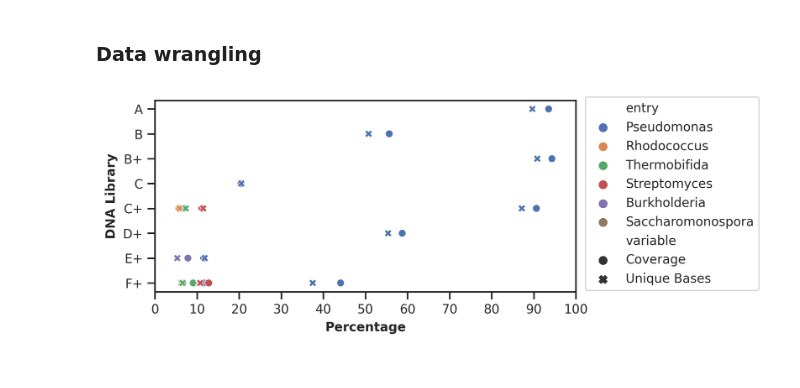
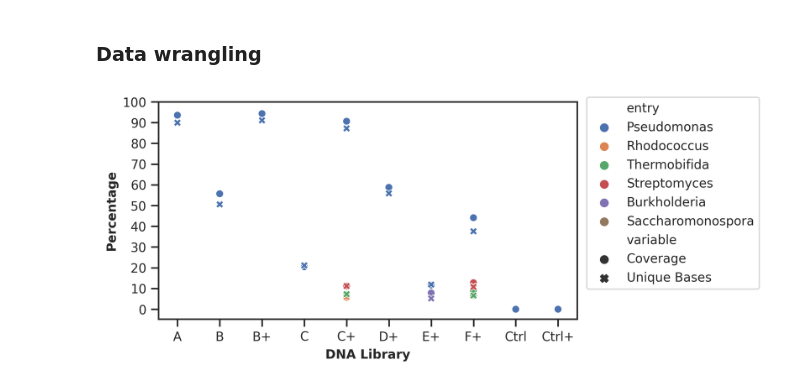
Before and after one commit to scastanedabarba/hic_targetcapture, a Jupyter notebook: data_visualization.ipynb, the cells around one changed output. Drawn from its saved outputs; the diff is of its cells as text; code cells hidden in the pictures.

```diff
--- a/data_visualization.ipynb
+++ b/data_visualization.ipynb
@@ -501,0 +540,22 @@ Text(0.5, 1.0, 'Hi-C Read: Pputida-pB10')
+# %%
+os.chdir('/mnt/ceph/cast9836/00_projects/hic_targetcapture/06_output/enrichment_comparison/')
+
+####FigureS3
+figs3b = plt.figure(figsize=(7, 2.1), dpi=300)
+gs = figs3b.add_gridspec(100, 100)
+
+rc = {'font.size': 10.0, 'axes.labelsize': 10.0, 'axes.titlesize': 10.0, 'xtick.labelsize': 10.0,
+      'ytick.labelsize': 10.0, 'legend.fontsize': 10.0, 'legend.title_fontsize': 10.0, "font.family": "Helvetica"}
+sns.set(style='ticks', rc=rc)
+
+
+ax1 = figs3b.add_subplot(gs[:,0:30])
+ax2 = figs3b.add_subplot(gs[:,35:65])
+ax3 = figs3b.add_subplot(gs[:,70:])
+
+
+#make coverage plots
+plot_coverage('Ctrl+_plasmid_coverage.csv', ax1, ax2, ax3, 'on')
+ax1.set_ylabel('Ctrl+ Coverage', fontsize=10, fontweight='bold')
+
+plt.savefig('/mnt/ceph/cast9836/00_projects/hic_targetcapture/06_output/figures/figs3b.pdf', bbox_inches='tight', dpi=300)
@@ -621,7 +735,7 @@ def metrics_breakdown(newhosts, ctrl):
 
 def analyze_hosts(libraries, ctrl):
     combined_df = pd.DataFrame(columns=['Library', 'class', 'entry', 'Coverage','Unique Bases', 'score', 'reads'])
-    indexes = {'C+':'B+', 'D+':'C+', 'E+':'D+', 'F+':'E+', 'G+':'F+', 'ctrl1+':'Ctrl', 'B': 'A', 'C':'B', 'D':'C', 'E':'D', 'F':'E'}
+    indexes = {'C+':'B+', 'D+':'C+', 'E+':'D+', 'F+':'E+', 'G+':'F+', 'ctrl1+':'Ctrl+', 'B': 'A', 'C':'B', 'D':'C', 'E':'D', 'F':'E', 'ctrl1':'Ctrl'}
     for library in libraries:
         reads = library + '_pb10_unaligned.csv'
         kraken = library + '_out.kraken2'
@@ -638,26 +752,30 @@ def analyze_hosts(libraries, ctrl):
         combined_df = combined_df.append(results)
     return(combined_df)
 # %%
+pb10_len = 68345
+os.chdir('/mnt/ceph/cast9836/00_projects/hic_targetcapture/06_output/denovo/')
 ctrl = pd.read_csv('ctrl1+_plasmid_coverage.csv')
-ctrl['sum'] = ctrl[['pb10_pb10', 'pb10_ecoli', 'pb10_pputida']].sum(axis=1)
+ctrl['sum'] = ctrl[['pb10_pb10', 'pb10_ecoli']].sum(axis=1)
 ctrl_detected = ctrl['sum'].to_list()
 os.chdir('/mnt/ceph/cast9836/00_projects/hic_targetcapture/06_output/denovo/')
 results = analyze_hosts(['B', 'C', 'D', 'C+', 'D+', 'E+', 'F+', 'G+'], ctrl_detected)
 # %%
 data = results.loc[(results['class']=='genus') & (results['score']>5) & (results['entry']!='Homo')].sort_values(by=['Library', 'score'], ascending=True)
 data2 = pd.melt(data, id_vars=['Library', 'entry'], value_vars=['Coverage', 'Unique Bases'])
+data2.loc[len(data2.index)] = ['Ctrl', 'Pseudomonas', 'Coverage', 0]
+data2.loc[len(data2.index)] = ['Ctrl+', 'Pseudomonas', 'Coverage', 0]
 
 rc = {'font.size': 10.0, 'axes.labelsize': 10.0, 'axes.titlesize': 10.0, 'xtick.labelsize': 10.0,
       'ytick.labelsize': 10.0, 'legend.fontsize': 10.0, 'legend.title_fontsize': 10.0, "font.family": "Helvetica"}
 sns.set(style='ticks', rc=rc)
 
-fig7, ax1 = plt.subplots(nrows=1, ncols=1, figsize=(6,2.8), dpi=300)
-sns.scatterplot(data = data2, x='value', y='Library', hue='entry', style="variable", ax=ax1)
-ax1.set_xlabel('Percentage', fontsize=10, fontweight='bold')
+fig7, ax1 = plt.subplots(nrows=1, ncols=1, figsize=(6,3.2), dpi=300)
+sns.scatterplot(data = data2, y='value', x='Library', hue='entry', style="variable", ax=ax1)
+ax1.set_ylabel('Percentage', fontsize=10, fontweight='bold')
 ax1.tick_params(axis='both', which='major', labelsize=10)
-ax1.set_ylabel('DNA Library', fontsize=10, fontweight='bold')
+ax1.set_xlabel('DNA Library', fontsize=10, fontweight='bold')
 ax1.legend(loc='upper right', bbox_to_anchor=(1.45,1.05))
-plt.xticks(list(range(0,110, 10)))
+plt.yticks(list(range(0,110, 10)))
 plt.savefig('/mnt/ceph/cast9836/00_projects/hic_targetcapture/06_output/figures/fig7.pdf', bbox_inches='tight', dpi=300)
 # %% [output]
-[figure, old version]
+[figure, new version]
```
Also changed, not shown: parts of 18 cells of this notebook.
